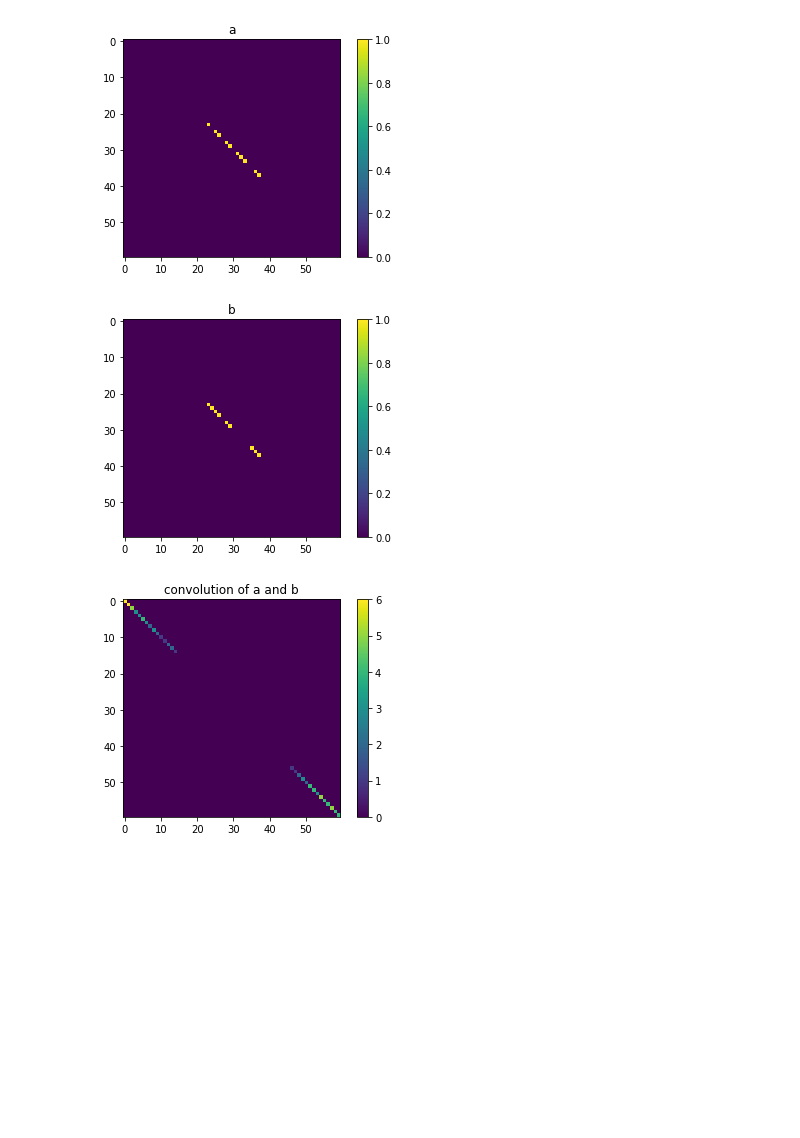
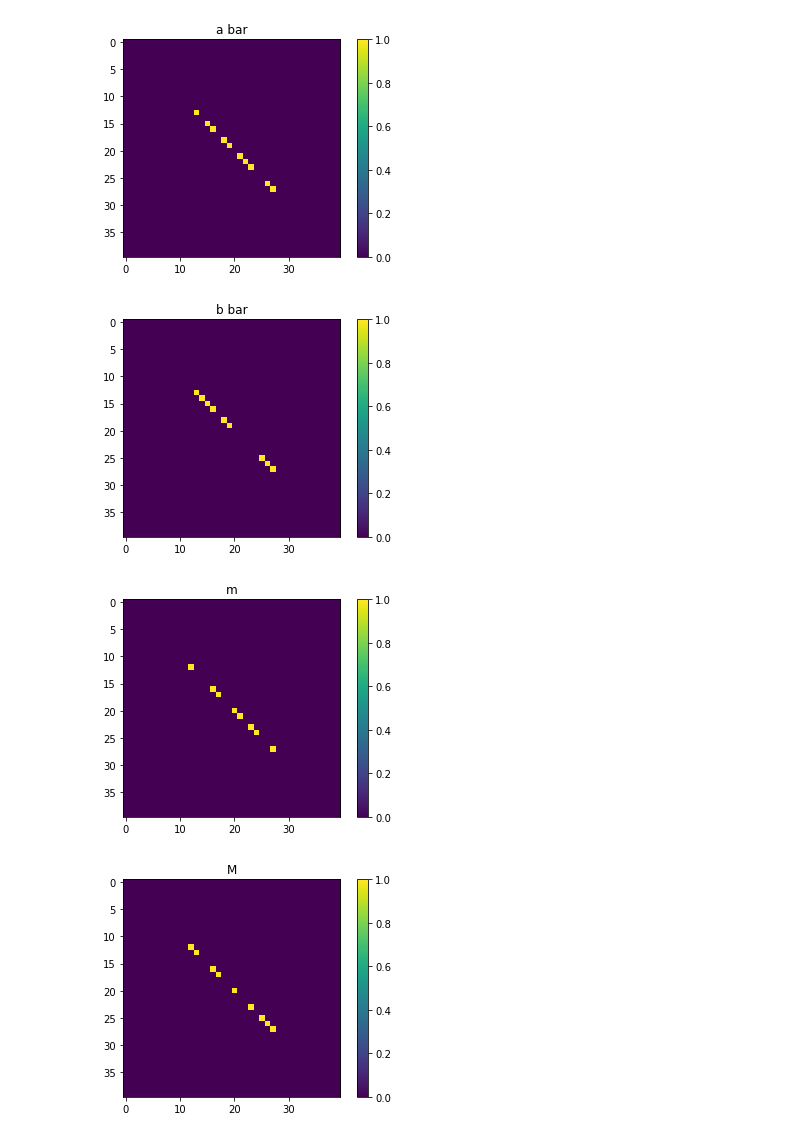
Before and after one commit to Sorger-Lab/4F-system, a Jupyter notebook: Cryptographic/Simple simulation.ipynb, the cells around one changed output. Drawn from its saved outputs; the diff is of its cells as text; code cells hidden in the pictures; blank space fills up the shorter version.

```diff
--- a/Cryptographic/Simple simulation.ipynb
+++ b/Cryptographic/Simple simulation.ipynb
@@ -11,35 +25,48 @@ def optical_conv(a,b):
 # %%
 #initial value
 a_=np.array([1,0,1,1,0,1,1,0,1,1,1,0,0,1,1]) #size=15
 b_=np.array([1,1,1,1,0,1,1,0,0,0,0,0,1,1,1])
 m=np.array([1,0,0,0,1,1,0,0,1,1,0,1,1,0,0,1])
 MM=np.array([1,1,0,0,1,1,0,0,1,0,0,1,0,1,1,1])
+
+sc=40
+screen=np.zeros((sc,sc))
+size=len(a_)
+for i in range(size):
+    screen[sc//2-size//2+i,sc//2-size//2+i]=a_[i]
+plt.imshow(screen)
+plt.title('a bar')
+plt.colorbar()
+plt.show()
+
+screen=np.zeros((sc,sc))
+size=len(b_)
+for i in range(size):
+    screen[sc//2-size//2+i,sc//2-size//2+i]=b_[i]
+plt.imshow(screen)
+plt.title('b bar')
+plt.colorbar()
+plt.show()
+
+screen=np.zeros((sc,sc))
+size=len(m)
+for i in range(size):
+    screen[sc//2-size//2+i,sc//2-size//2+i]=m[i]
+plt.imshow(screen)
+plt.title('m')
+plt.colorbar()
+plt.show()
+
+screen=np.zeros((sc,sc))
+size=len(MM)
+for i in range(size):
+    screen[sc//2-size//2+i,sc//2-size//2+i]=MM[i]
+plt.imshow(screen)
+plt.title('M')
+plt.colorbar()
+plt.show()
+# %% [output]
+[figure, added]
+[figure, added]
+[figure, added]
+[figure, added]
-# %%
-#send a b to an optical representive
-N=60
-a_screen=np.zeros((N,N))
-b_screen=np.zeros((N,N))
-size=len(a_)
-for i in range(size):
-    a_screen[i+N//2-size//2,i+N//2-size//2]=a_[i]
-    b_screen[i+N//2-size//2,i+N//2-size//2]=b_[i]
-
-plt.imshow(a_screen)
-plt.colorbar()
-plt.title('a')
-plt.show()
-plt.imshow(b_screen)
-plt.colorbar()
-plt.title('b')
-plt.show()
-# %% [output]
-[figure, removed]
-[figure, removed]
-# %%
-k1=optical_conv(a_screen,b_screen)
-plt.imshow(np.abs(k1))
-plt.colorbar()
-plt.title('convolution of a and b')
-plt.show()
-# %% [output]
-[figure, removed]
```
Also changed, not shown: parts of 12 cells of this notebook, 4 other files.
